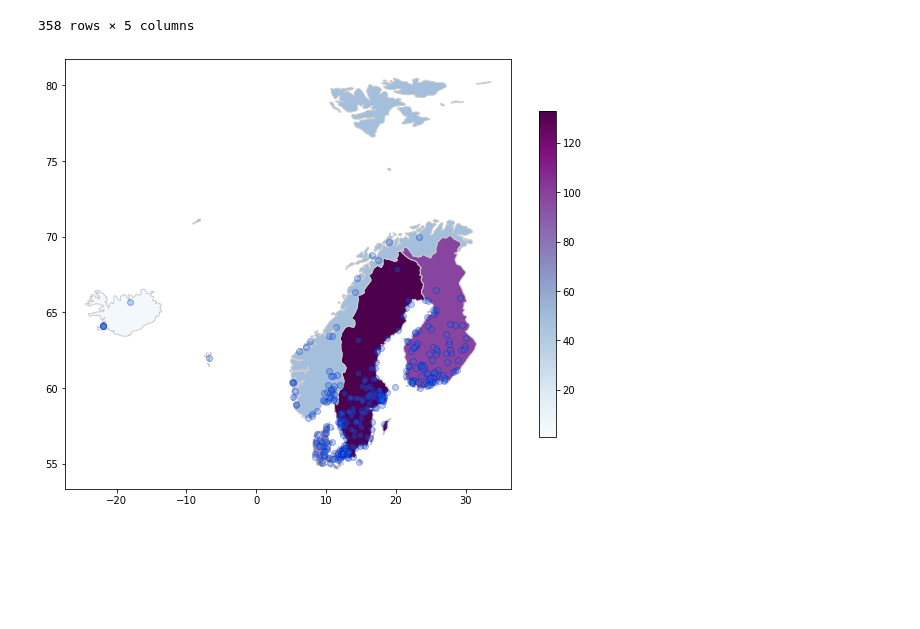
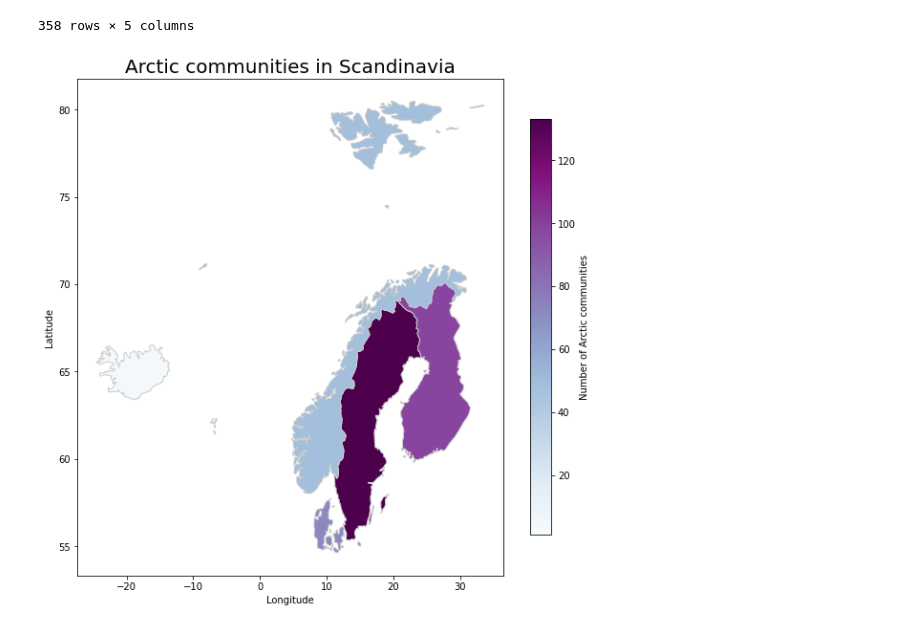
Before and after one commit to carmengg/eds-220-book, a Jupyter notebook: lectures/lesson-10-choropleth-map.ipynb, the cells around one changed output. Saved outputs shown, nothing was run; the diff lists cells and outputs as text; code cells hidden in the pictures; blank space fills up the shorter version.

```diff
--- a/lectures/lesson-10-choropleth-map.ipynb
+++ b/lectures/lesson-10-choropleth-map.ipynb
@@ -19,8 +19,8 @@ communities.head()
 | 4 | Tukums | 18348 | LV | 454768 | POINT (23.15528 56.96694) |
 # %%
 # calculate number of communities by country
-n_comms = communities.groupby('country').count().name.rename('n_communities')
-n_comms = pd.DataFrame(n_comms).reset_index()
+n_comms = communities.groupby('country').count().name
+n_comms = pd.DataFrame(n_comms).rename(columns={'name':'n_communities'}).reset_index()
 n_comms
 # %% [output]
 |  | country | n_communities |
@@ -172,17 +172,28 @@ scandi_communities
 358 rows × 5 columns
 # %%
 fig, ax = plt.subplots(figsize=(10, 10))
+#countries.plot(ax=ax)
 scandi_countries.plot(ax=ax,
                       column='n_communities',
                        cmap='BuPu',
                        legend=True,
                        edgecolor="0.8",
-                       legend_kwds={"shrink":.6}
+                       legend_kwds={"shrink":.8,
+                                    'label': "Number of Arctic communities",
+                                    #'orientation': "horizontal"
+                                    }
                        )
 
-scandi_communities.plot(ax=ax,
-                        alpha=0.3,
-                        edgecolor='blue')
+
+
+# scandi_communities.plot(ax=ax,
+#                         alpha=0.3,
+#                         edgecolor='blue')
+
+ax.set_title('Arctic communities in Scandinavia',  fontsize=20)
+ax.set_xlabel('Longitude')
+ax.set_ylabel('Latitude')
+
 plt.show()
 # %% [output]
-[figure, old version]
+[figure, new version]
```
Also changed, not shown: parts of 4 cells of this notebook, 1 other file.
